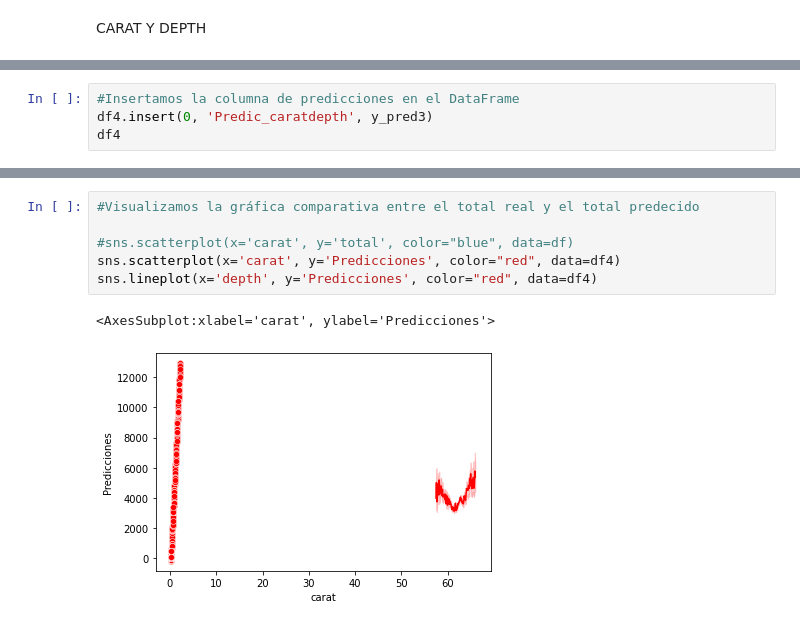
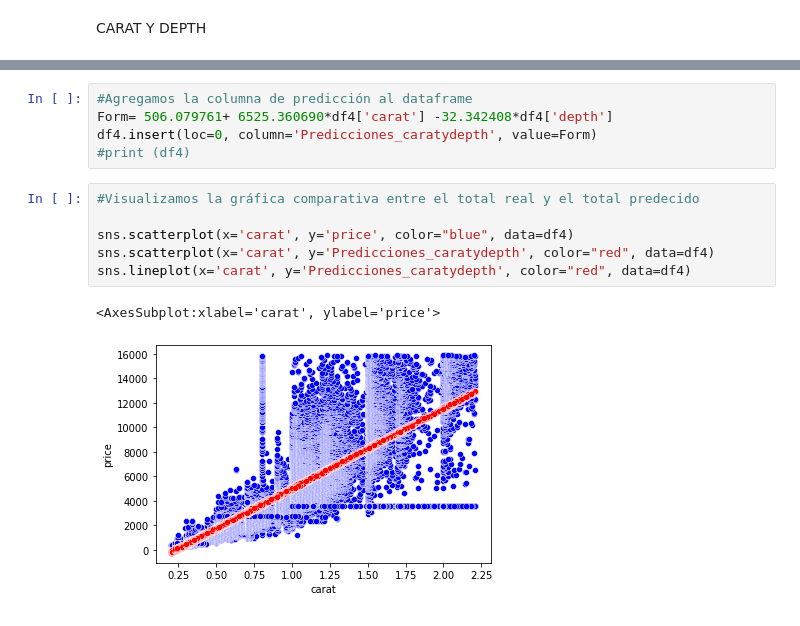
Before and after one commit to ElizabethCobos/Actividad1_gestion, a Jupyter notebook: TAREA 1.ipynb, the cells around one changed output, grey strips where cells are left out. Saved outputs shown, nothing was run; the diff lists cells and outputs as text.

```diff
--- a/TAREA 1.ipynb
+++ b/TAREA 1.ipynb
@@ -384,4 +357,0 @@ array([  17.85461155,  -57.67050821,   11.38612989, ..., 3042.72900518,
-# %%
-#Insertamos la columna de predicciones en el DataFrame
-df4.insert(0, 'Predic_caratdepth', y_pred3)
-df4
@@ -402,9 +368,14 @@ df4
+# %%
+#Agregamos la columna de predicción al dataframe
+Form= 506.079761+ 6525.360690*df4['carat'] -32.342408*df4['depth']
+df4.insert(loc=0, column='Predicciones_caratydepth', value=Form)
+#print (df4)
 # %%
 #Visualizamos la gráfica comparativa entre el total real y el total predecido
 
-#sns.scatterplot(x='carat', y='total', color="blue", data=df)
-sns.scatterplot(x='carat', y='Predicciones', color="red", data=df4)
-sns.lineplot(x='depth', y='Predicciones', color="red", data=df4)
+sns.scatterplot(x='carat', y='price', color="blue", data=df4)
+sns.scatterplot(x='carat', y='Predicciones_caratydepth', color="red", data=df4)
+sns.lineplot(x='carat', y='Predicciones_caratydepth', color="red", data=df4)
 # %% [output]
-<AxesSubplot:xlabel='carat', ylabel='Predicciones'>
+<AxesSubplot:xlabel='carat', ylabel='price'>
-[figure, old version]
+[figure, new version]
```
Also changed, not shown: parts of 25 cells of this notebook.
